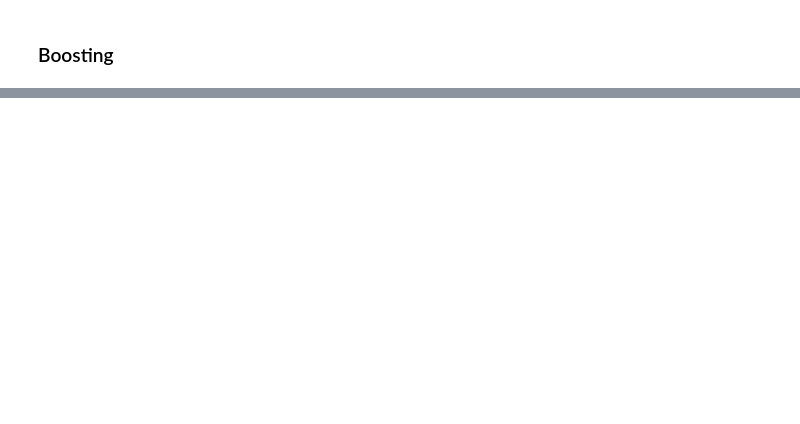
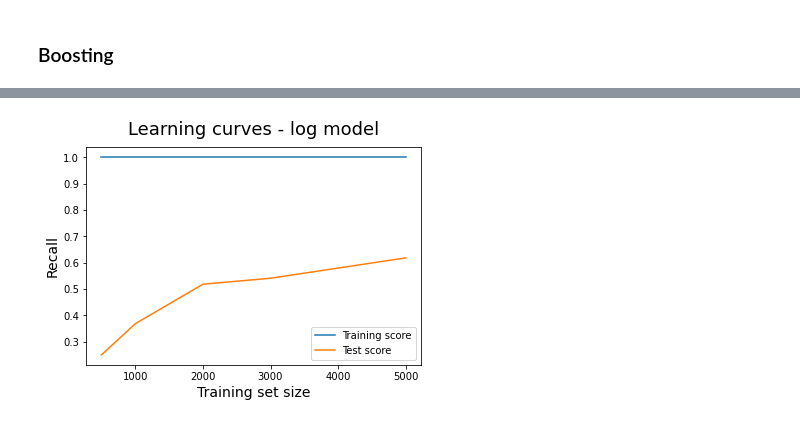
Before and after one commit to adilsmh/Company-Bankruptcy-Prediction, a Jupyter notebook: notebook/notebook_model.ipynb, the cells around one changed output, grey strips where cells are left out. Saved outputs shown, nothing was run; the diff lists cells and outputs as text; code cells hidden in the pictures; blank space fills up the shorter version.

```diff
--- a/notebook/notebook_model.ipynb
+++ b/notebook/notebook_model.ipynb
@@ -671,0 +671,8 @@ print(classification_report(y_test, y_pred))
+# %%
+param_grid = [
+    {'n_estimators': [10, 25, 50, 100], 'max_features': [5, 10, 20],
+     'max_depth': [10, 50, None], 'bootstrap': [True, False]}
+]
+
+grid_search_forest = GridSearchCV(RandomForestClassifier(), param_grid, cv=10, scoring='recall')
+grid_search_forest.fit(X_train, y_train)
@@ -671,0 +695,13 @@ print(classification_report(y_test, y_pred))
+# %%
+rf_tun_pipe = imbpipeline([
+    ('scaling/normal', scaling_nrm_itr),
+    ('robust scaling', RobustScaler()),
+    ('smote', SMOTE()),
+    ('bagging', BaggingClassifier(base_estimator=RandomForestClassifier(bootstrap=False, max_depth=10, max_features=10, n_estimators=25))),
+])
+# %%
+# Train pipeline
+rf_tun_pipe_trn = rf_tun_pipe.fit(X_train, y_train)
+
+# predicted values
+y_pred = rf_tun_pipe_trn.predict(X_test)
@@ -671,0 +722,4 @@ print(classification_report(y_test, y_pred))
+# %%
+learning_curves(rf_tun_pipe_trn, X, y)
+# %% [output]
+[figure, added]
```
Also changed, not shown: parts of 42 cells of this notebook, 8 other files.
